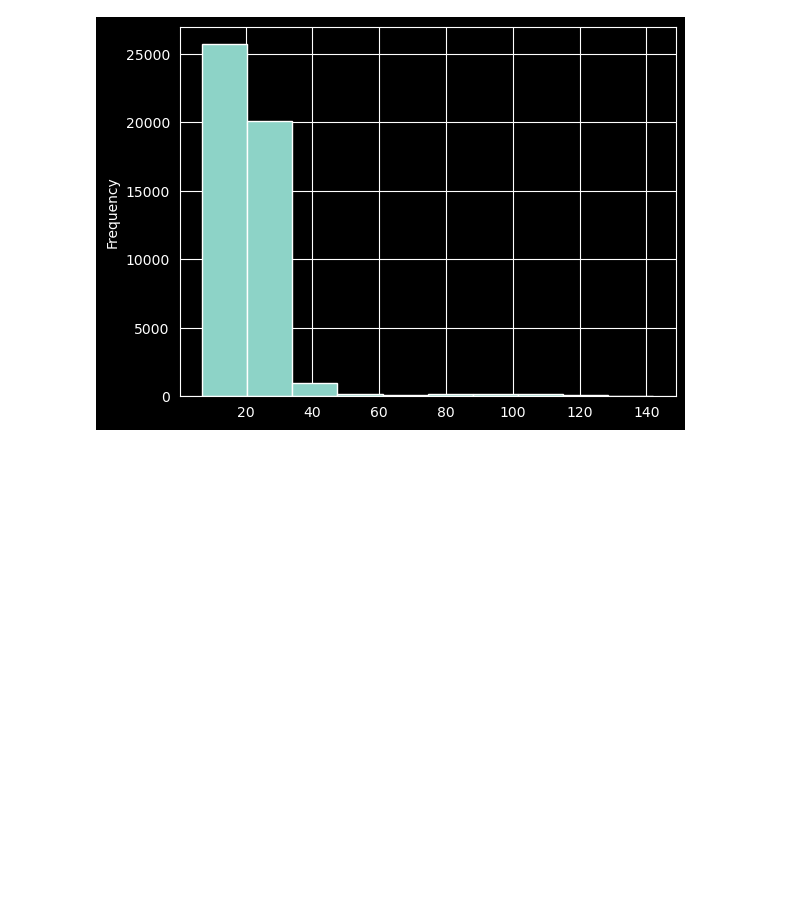
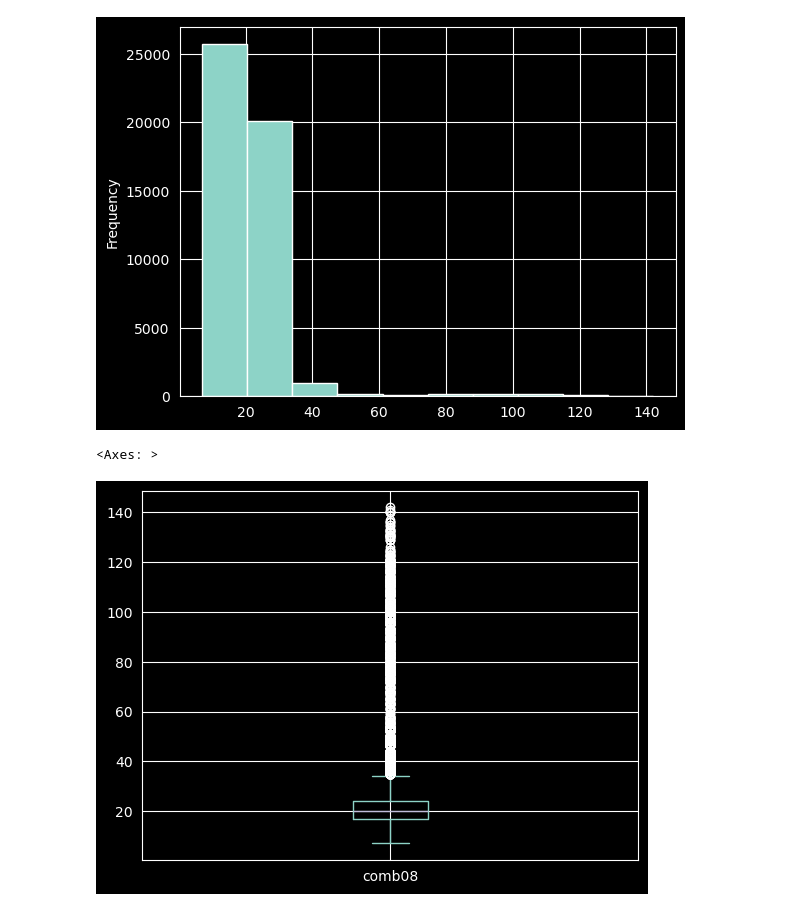
Before and after one commit to BeziKaviani/data-science-ml-learning-path, a Jupyter notebook: 04-data-visualization/visuallization.ipynb, the cells around one changed output. Drawn from its saved outputs; the diff is of its cells as text; code cells hidden in the pictures; blank space fills up the shorter version.

```diff
--- a/04-data-visualization/visuallization.ipynb
+++ b/04-data-visualization/visuallization.ipynb
@@ -309,3 +309,8 @@ df['comb08'].plot(kind='hist')
 # %% [output]
 <Axes: ylabel='Frequency'>
 [figure]
+# %%
+df['comb08'].plot(kind='box')
+# %% [output]
+<Axes: >
+[figure, added]
```
